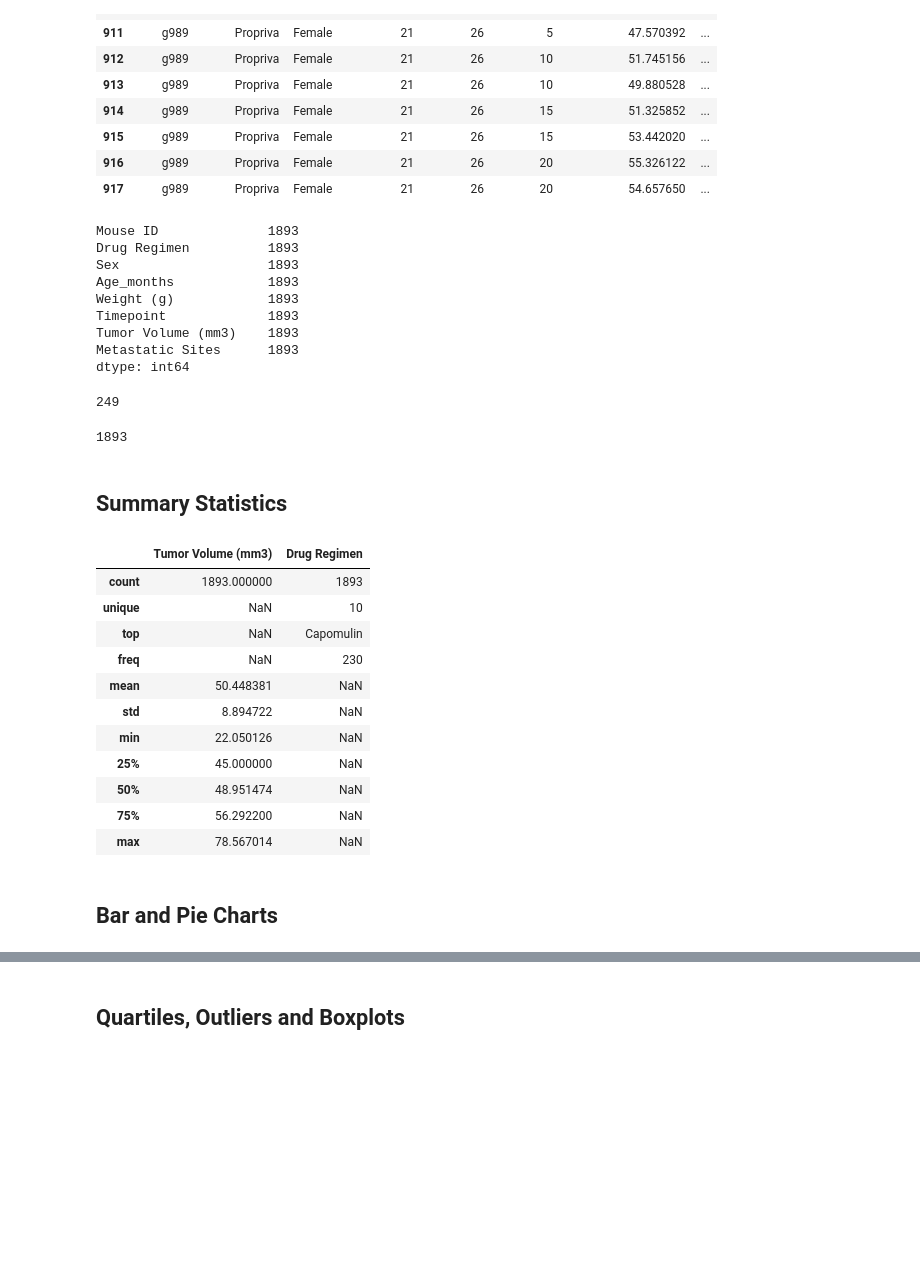
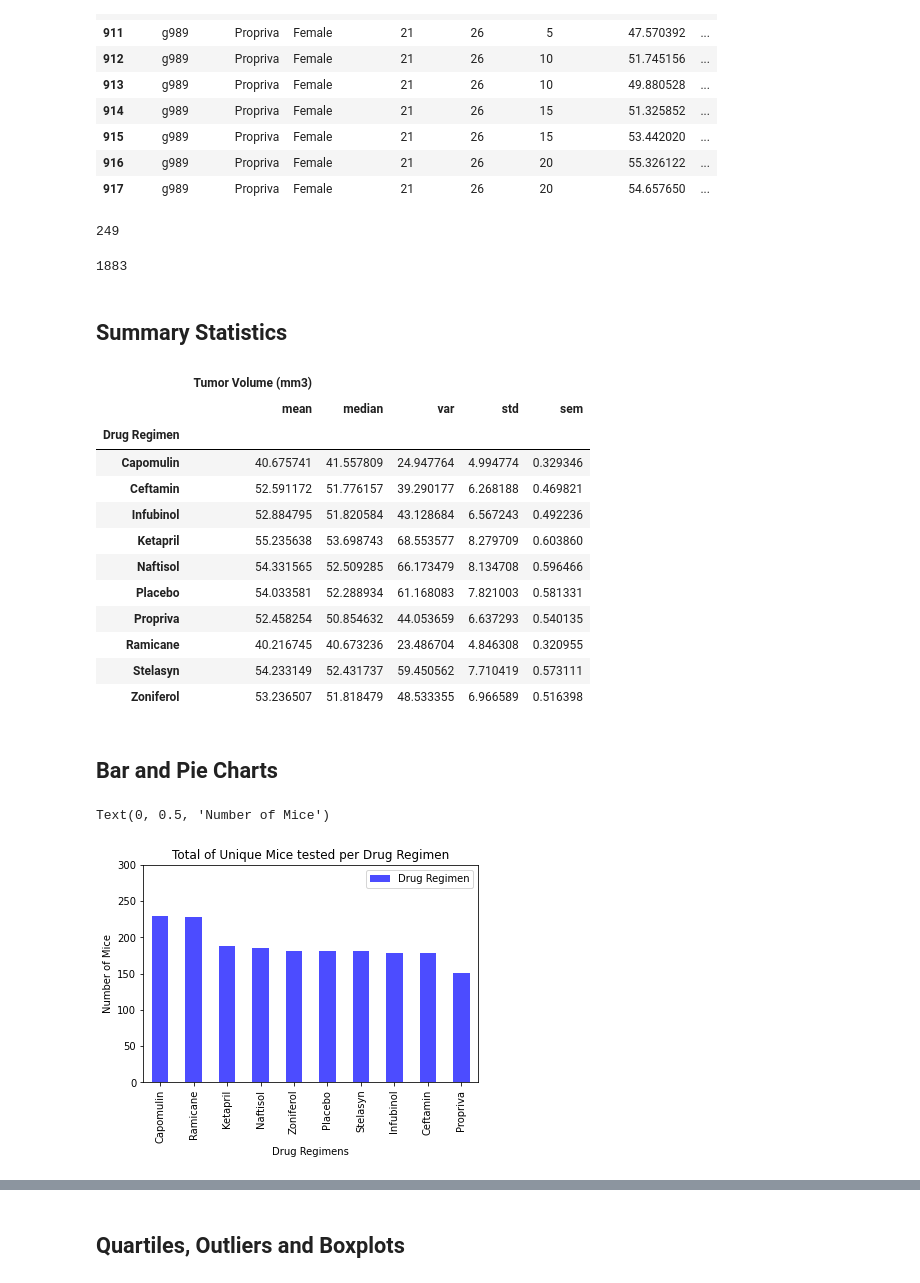
Before and after one commit to patrickfspring/A-Pharamaceuticals-Study-of-Anti-Cancer-Drugs-using-Matplotlib, a Jupyter notebook: Pymaceuticals/pymaceuticals_starter.ipynb, the cells around one changed output, grey strips where cells are left out. Cells and saved outputs as stored; diff of their text form; code cells hidden in the pictures; blank space fills up the shorter version.

```diff
--- a/Pymaceuticals/pymaceuticals_starter.ipynb
+++ b/Pymaceuticals/pymaceuticals_starter.ipynb
@@ -5,6 +5,7 @@
 import matplotlib.pyplot as plt
 import pandas as pd
 import scipy.stats as st
+import numpy as np
 
 # Study data files
 mouse_metadata_path = "data/Mouse_metadata.csv"
@@ -16,9 +17,10 @@ study_results = pd.read_csv(study_results_path)
 
 # Combine the data into a single dataset
 mouse_metadata = mouse_metadata.merge(study_results,on="Mouse ID")
+mouse_metadata_df = pd.DataFrame(mouse_metadata)
 
 # Display the data table for preview
-mouse_metadata.head(50)
+mouse_metadata_df.head(50)
 # %% [output]
 |  | Mouse ID | Drug Regimen | Sex | Age_months | Weight (g) | Timepoint | Tumor Volume (mm3) | ... |
 | 0 | k403 | Ramicane | Male | 21 | 16 | 0 | 45.000000 | ... |
@@ -50,8 +52,9 @@ print(mouse_count1b)
 1893
 # %%
 # Getting the duplicate mice by ID number that shows up for Mouse ID and Timepoint.
-mouse_metadata_dup = mouse_metadata[mouse_metadata.duplicated(['Mouse ID', 'Timepoint'], keep=False)]
-mouse_metadata_dup.head(15)
+mouse_metadata_df['Timepoint'] = mouse_metadata_df['Timepoint'].astype(str)
+mouse_metadata_dup_df = mouse_metadata_df[mouse_metadata.duplicated(['Mouse ID', 'Timepoint'], keep=False)]
+mouse_metadata_dup_df.head(20)
 # %% [output]
 |  | Mouse ID | Drug Regimen | Sex | Age_months | Weight (g) | Timepoint | Tumor Volume (mm3) | ... |
 | 908 | g989 | Propriva | Female | 21 | 26 | 0 | 45.000000 | ... |
@@ -68,17 +71,10 @@ mouse_metadata_dup.head(15)
 # Optional: Get all the data for the duplicate mouse ID.
 # %%
 # Create a clean DataFrame by dropping the duplicate mouse by its ID.
-mouse_metadata.drop_duplicates(subset=['Mouse ID', 'Timepoint'], keep=False)
-mouse_metadata.count()
+mouse_metadata_df = mouse_metadata_df.drop_duplicates(subset=['Mouse ID', 'Timepoint'], keep=False)
+mouse_metadata_df.dtypes
+# Restore Timepoint to Int.
+mouse_metadata_df['Timepoint'] = mouse_metadata_df['Timepoint'].astype(int)
+#mouse_metadata_df.count()
-# %% [output]
-Mouse ID              1893
-Drug Regimen          1893
-Sex                   1893
-Age_months            1893
-Weight (g)            1893
-Timepoint             1893
-Tumor Volume (mm3)    1893
-Metastatic Sites      1893
-dtype: int64
 # %%
 # Checking the number of mice in the clean DataFrame.
@@ -87,36 +83,51 @@ print(mouse_count2)
 # %% [output]
 249
 # %%
-mouse_count2b = mouse_metadata["Mouse ID"].count()
+mouse_count2b = mouse_metadata_df["Mouse ID"].count()
 print(mouse_count2b)
 # %% [output]
-1893
+1883
 # %% [markdown]
 ## Summary Statistics
 # %%
 # Generate a summary statistics table of mean, median, variance, standard deviation, and SEM of the tumor volume for each regimen
-mouse_metadata[["Tumor Volume (mm3)", "Drug Regimen"]].describe(include='all')
+#mouse_metadata_df.groupby("Drug Regimen")["Tumor Volume (mm3)"].describe(include='all')
+mouse_metadata_df.groupby("Drug Regimen").agg({"Tumor Volume (mm3)": ["mean", "median", "var", "std", "sem"]})
 
 # Use groupby and summary statistical methods to calculate the following properties of each drug regimen:
 # mean, median, variance, standard deviation, and SEM of the tumor volume.
 # Assemble the resulting series into a single summary dataframe.
 # %% [output]
-|  | Tumor Volume (mm3) | Drug Regimen |
-| count | 1893.000000 | 1893 |
-| unique | NaN | 10 |
-| top | NaN | Capomulin |
-| freq | NaN | 230 |
-| mean | 50.448381 | NaN |
-| std | 8.894722 | NaN |
-| min | 22.050126 | NaN |
-| 25% | 45.000000 | NaN |
-| 50% | 48.951474 | NaN |
-| 75% | 56.292200 | NaN |
-| max | 78.567014 | NaN |
+|  | Tumor Volume (mm3) |  |  |  |  |
+|  | mean | median | var | std | sem |
+| Drug Regimen |  |  |  |  |  |
+| Capomulin | 40.675741 | 41.557809 | 24.947764 | 4.994774 | 0.329346 |
+| Ceftamin | 52.591172 | 51.776157 | 39.290177 | 6.268188 | 0.469821 |
+| Infubinol | 52.884795 | 51.820584 | 43.128684 | 6.567243 | 0.492236 |
+| Ketapril | 55.235638 | 53.698743 | 68.553577 | 8.279709 | 0.603860 |
+| Naftisol | 54.331565 | 52.509285 | 66.173479 | 8.134708 | 0.596466 |
+| Placebo | 54.033581 | 52.288934 | 61.168083 | 7.821003 | 0.581331 |
+| Propriva | 52.458254 | 50.854632 | 44.053659 | 6.637293 | 0.540135 |
+| Ramicane | 40.216745 | 40.673236 | 23.486704 | 4.846308 | 0.320955 |
+| Stelasyn | 54.233149 | 52.431737 | 59.450562 | 7.710419 | 0.573111 |
+| Zoniferol | 53.236507 | 51.818479 | 48.533355 | 6.966589 | 0.516398 |
 # %%
 # Generate a summary statistics table of mean, median, variance, standard deviation, and SEM of the tumor volume for each regimen
 
 # Using the aggregation method, produce the same summary statistics in a single line
 # %% [markdown]
 ## Bar and Pie Charts
+# %%
+# Generate a bar plot showing the total number of unique mice tested on each drug regimen using pandas.
+## count - drug_regimens = pd.DataFrame(mouse_metadata_df["Drug Regimen"].value_counts()).count()
+unique_mice_tested_df = pd.DataFrame(mouse_metadata_df["Drug Regimen"].value_counts())
+unique_mice_tested_df.plot.bar(color='b', alpha=0.7, align="center")
+tick_locations = [value for value in x_axis]
+plt.ylim(0, 300)
+plt.title("Total of Unique Mice tested per Drug Regimen")
+plt.xlabel("Drug Regimens")
+plt.ylabel("Number of Mice")
+# %% [output]
+Text(0, 0.5, 'Number of Mice')
+[figure, added]
 # %%
```
Also changed, not shown: parts of 5 cells of this notebook.
